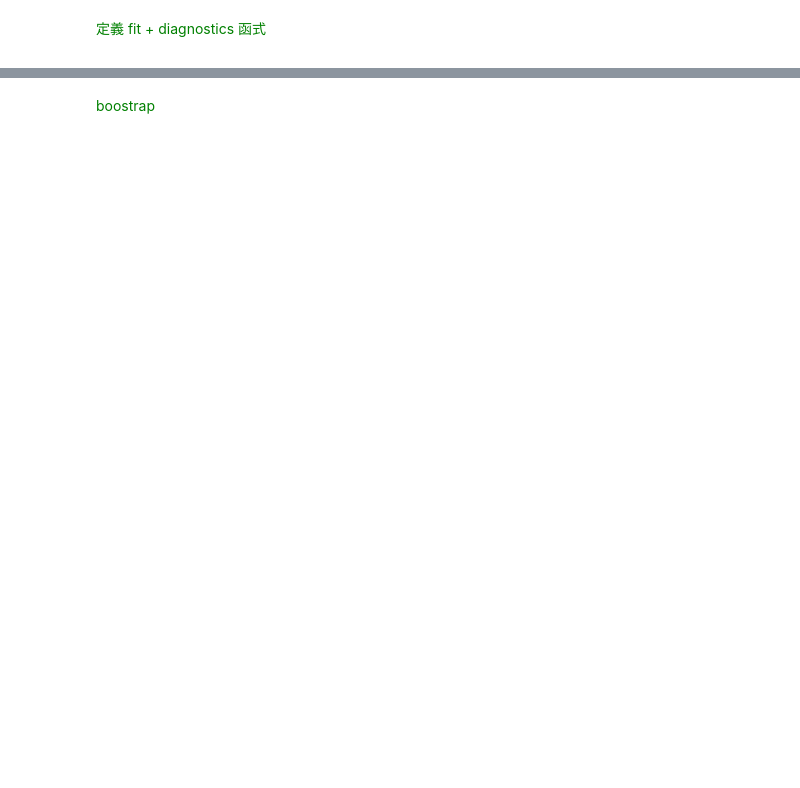
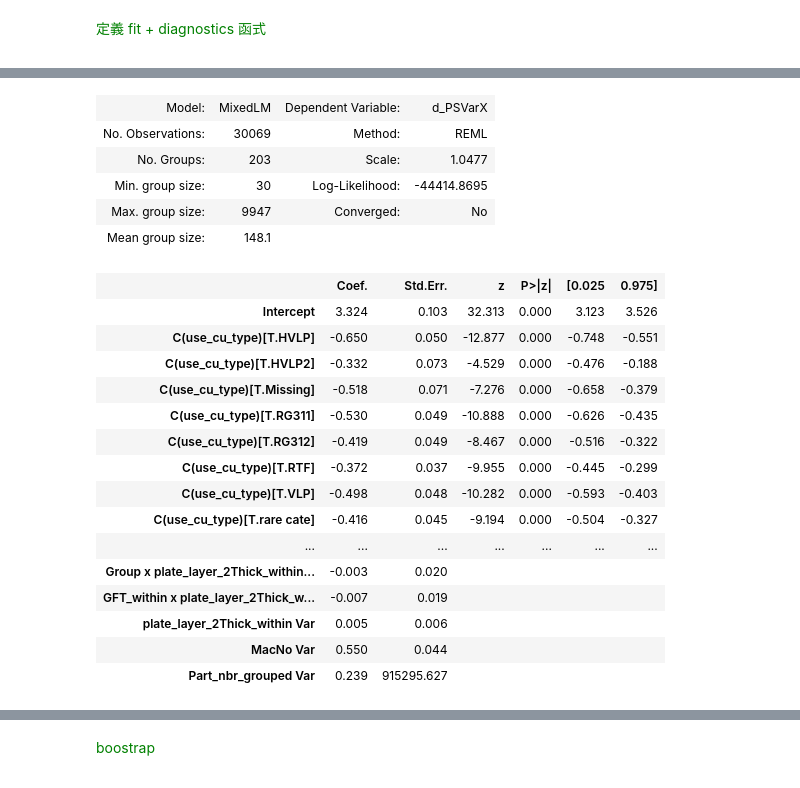
Before and after one commit to adsf98171/Portfolio, a Jupyter notebook: Total_Code_test_825.ipynb, the cells around one changed output, grey strips where cells are left out. Cells and saved outputs as stored; diff of their text form; code cells hidden in the pictures; blank space fills up the shorter version.

```diff
--- a/Total_Code_test_825.ipynb
+++ b/Total_Code_test_825.ipynb
@@ -803,2 +819,25 @@ p-value: 1.319e-62
 # %%
-# res_reml.summary()
+res_reml.summary()
+# %% [output]
+| Model: | MixedLM | Dependent Variable: | d_PSVarX |
+| No. Observations: | 30069 | Method: | REML |
+| No. Groups: | 203 | Scale: | 1.0477 |
+| Min. group size: | 30 | Log-Likelihood: | -44414.8695 |
+| Max. group size: | 9947 | Converged: | No |
+| Mean group size: | 148.1 |  |  |
+|  | Coef. | Std.Err. | z | P>|z| | [0.025 | 0.975] |
+| Intercept | 3.324 | 0.103 | 32.313 | 0.000 | 3.123 | 3.526 |
+| C(use_cu_type)[T.HVLP] | -0.650 | 0.050 | -12.877 | 0.000 | -0.748 | -0.551 |
+| C(use_cu_type)[T.HVLP2] | -0.332 | 0.073 | -4.529 | 0.000 | -0.476 | -0.188 |
+| C(use_cu_type)[T.Missing] | -0.518 | 0.071 | -7.276 | 0.000 | -0.658 | -0.379 |
+| C(use_cu_type)[T.RG311] | -0.530 | 0.049 | -10.888 | 0.000 | -0.626 | -0.435 |
+| C(use_cu_type)[T.RG312] | -0.419 | 0.049 | -8.467 | 0.000 | -0.516 | -0.322 |
+| C(use_cu_type)[T.RTF] | -0.372 | 0.037 | -9.955 | 0.000 | -0.445 | -0.299 |
+| C(use_cu_type)[T.VLP] | -0.498 | 0.048 | -10.282 | 0.000 | -0.593 | -0.403 |
+| C(use_cu_type)[T.rare cate] | -0.416 | 0.045 | -9.194 | 0.000 | -0.504 | -0.327 |
+| ... | ... | ... | ... | ... | ... | ... |
+| Group x plate_layer_2Thick_within... | -0.003 | 0.020 |  |  |  |  |
+| GFT_within x plate_layer_2Thick_w... | -0.007 | 0.019 |  |  |  |  |
+| plate_layer_2Thick_within Var | 0.005 | 0.006 |  |  |  |  |
+| MacNo Var | 0.550 | 0.044 |  |  |  |  |
+| Part_nbr_grouped Var | 0.239 | 915295.627 |  |  |  |  |
```
Also changed, not shown: parts of 19 cells of this notebook.
